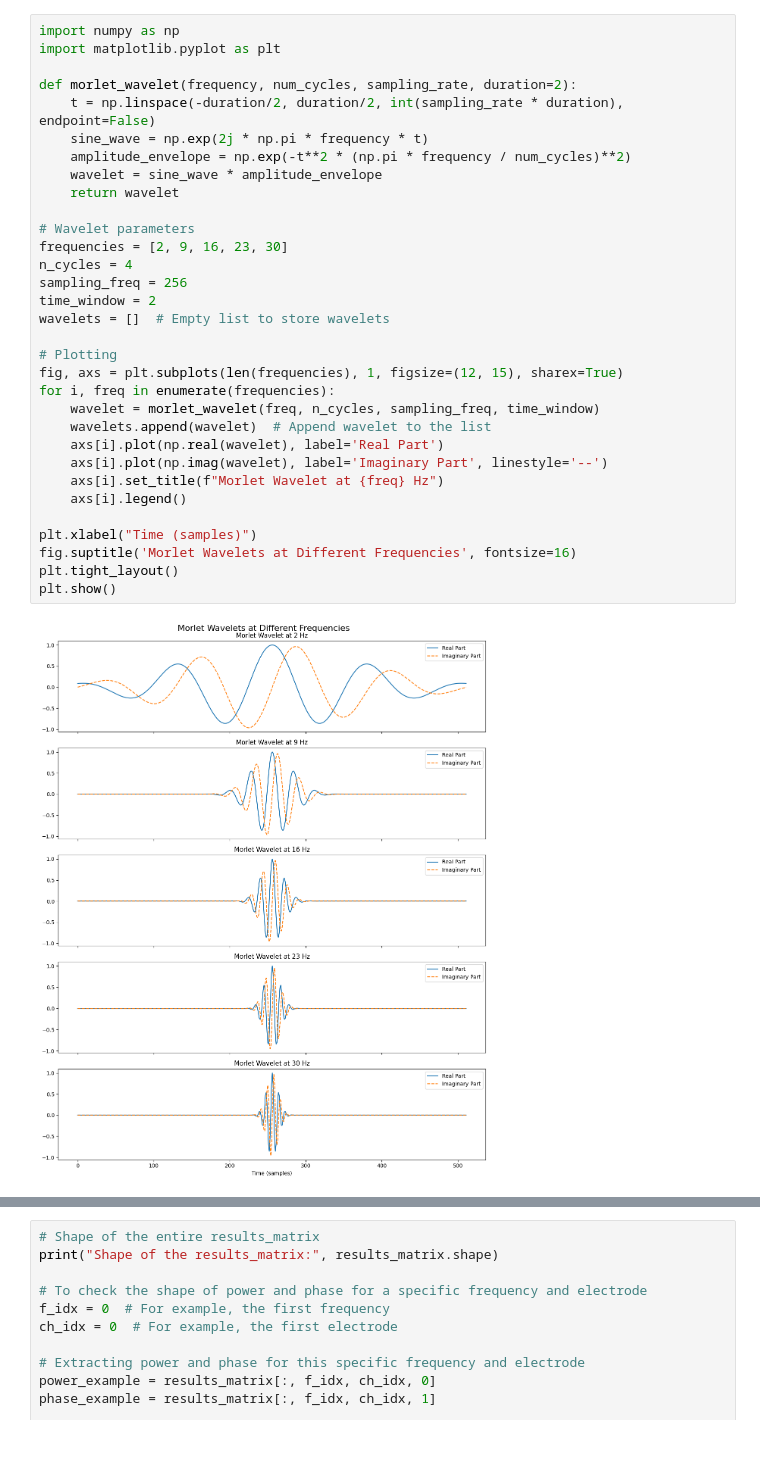
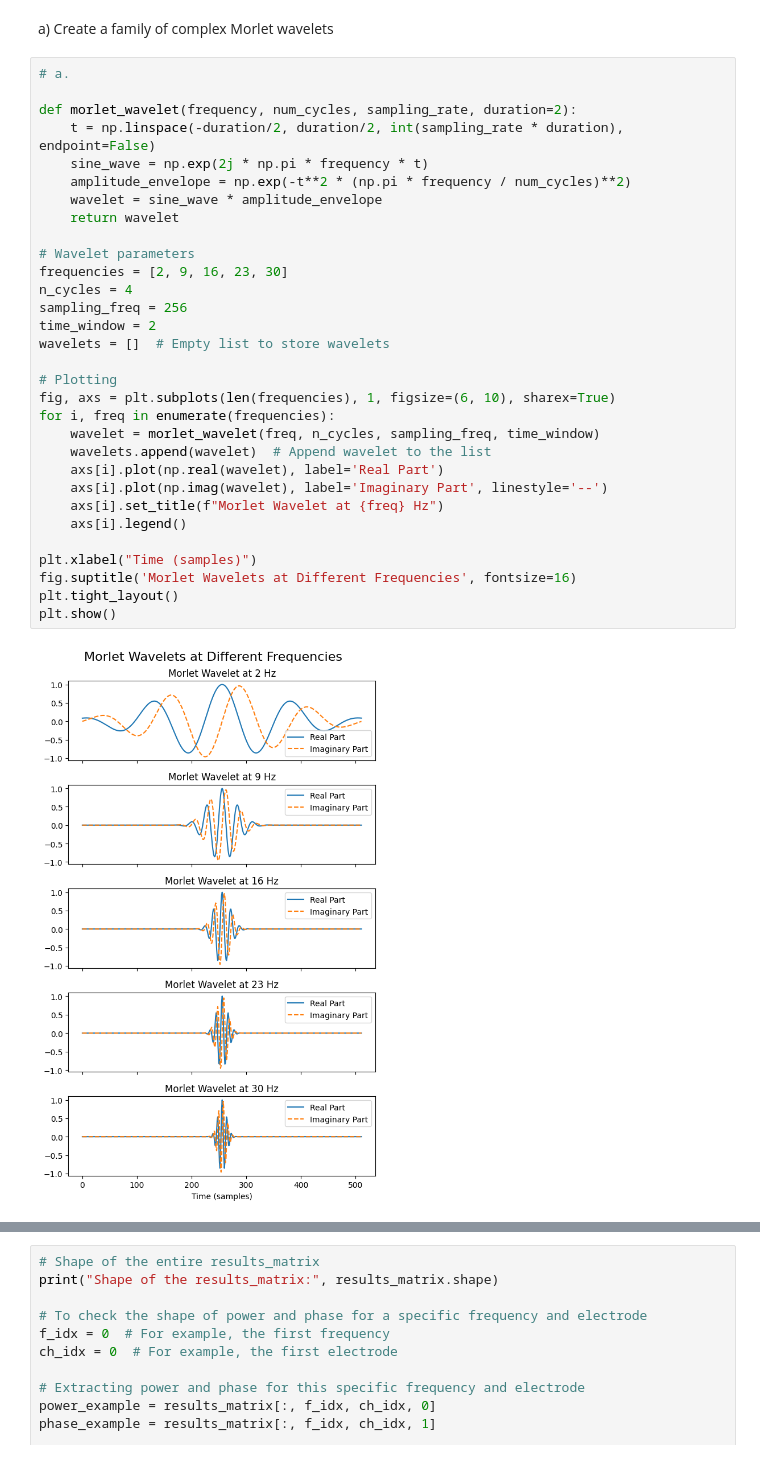
Before and after one commit to maryamnorouzi/Brain-Signal-Processing-, a Jupyter notebook: Brain Signal processing/hw3/hw3.ipynb, the cells around one changed output, grey strips where cells are left out. Saved outputs shown, nothing was run; the diff lists cells and outputs as text.

```diff
--- a/Brain Signal processing/hw3/hw3.ipynb
+++ b/Brain Signal processing/hw3/hw3.ipynb
@@ -61,37 +61,38 @@ Ready.
 | Highpass | 0.00 Hz |
 | Lowpass | 128.00 Hz |
 | Duration | 00:00:03 (HH:MM:SS) |
+# %% [markdown]
+a)  Create a family of complex Morlet wavelets
 # %%
-import numpy as np
-import matplotlib.pyplot as plt
+# a.
 
 def morlet_wavelet(frequency, num_cycles, sampling_rate, duration=2):
     t = np.linspace(-duration/2, duration/2, int(sampling_rate * duration), endpoint=False)
     sine_wave = np.exp(2j * np.pi * frequency * t)
     amplitude_envelope = np.exp(-t**2 * (np.pi * frequency / num_cycles)**2)
     wavelet = sine_wave * amplitude_envelope
     return wavelet
 
 # Wavelet parameters
 frequencies = [2, 9, 16, 23, 30]
 n_cycles = 4
 sampling_freq = 256
 time_window = 2
 wavelets = []  # Empty list to store wavelets
 
 # Plotting
-fig, axs = plt.subplots(len(frequencies), 1, figsize=(12, 15), sharex=True)
+fig, axs = plt.subplots(len(frequencies), 1, figsize=(6, 10), sharex=True)
 for i, freq in enumerate(frequencies):
     wavelet = morlet_wavelet(freq, n_cycles, sampling_freq, time_window)
     wavelets.append(wavelet)  # Append wavelet to the list
     axs[i].plot(np.real(wavelet), label='Real Part')
     axs[i].plot(np.imag(wavelet), label='Imaginary Part', linestyle='--')
     axs[i].set_title(f"Morlet Wavelet at {freq} Hz")
     axs[i].legend()
 
 plt.xlabel("Time (samples)")
 fig.suptitle('Morlet Wavelets at Different Frequencies', fontsize=16)
 plt.tight_layout()
 plt.show()
 # %% [output]
-[figure, old version]
+[figure, new version]
```
Also changed, not shown: parts of 18 cells of this notebook, 5 other files.
